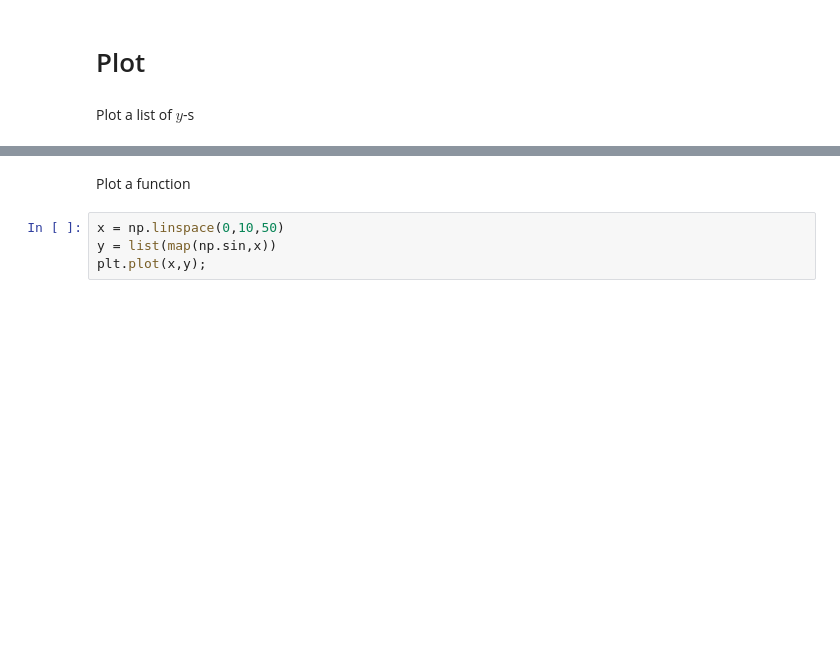
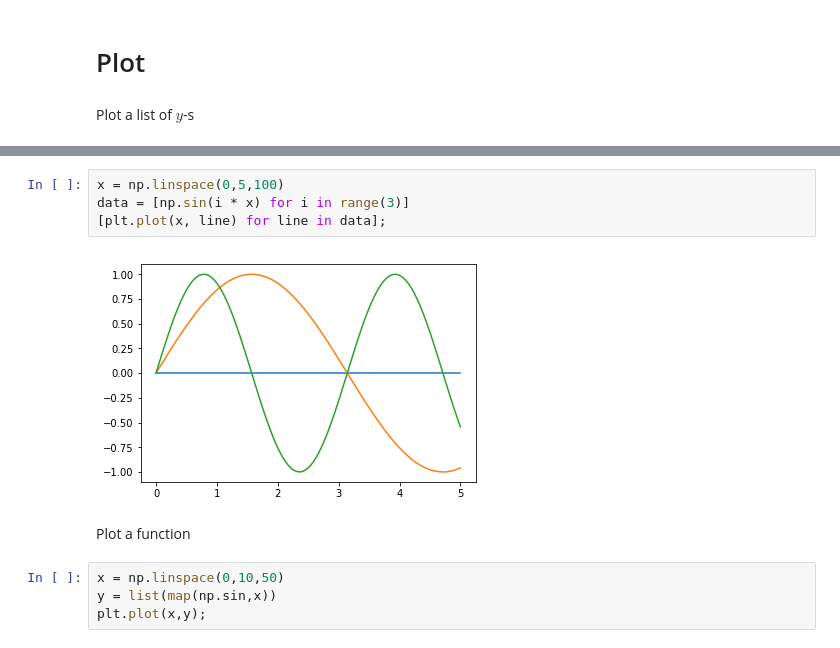
Before and after one commit to david-nagy/matplotlib-minimal-examples, a Jupyter notebook: plot.ipynb, the cells around one changed output, grey strips where cells are left out. Cells and saved outputs as stored; diff of their text form; blank space fills up the shorter version.

```diff
--- a/plot.ipynb
+++ b/plot.ipynb
@@ -8,3 +23,9 @@ plt.plot(data_list,'.');
+# %%
+x = np.linspace(0,5,100)
+data = [np.sin(i * x) for i in range(3)]
+[plt.plot(x, line) for line in data];
+# %% [output]
+[figure, added]
 # %% [markdown]
 Plot a function
 # %%
```
Also changed, not shown: parts of 6 cells of this notebook.
